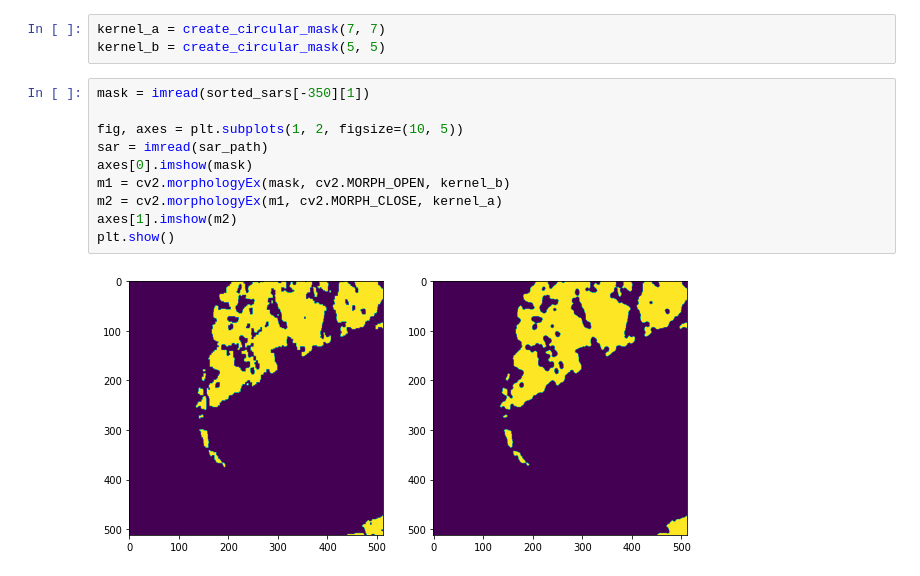
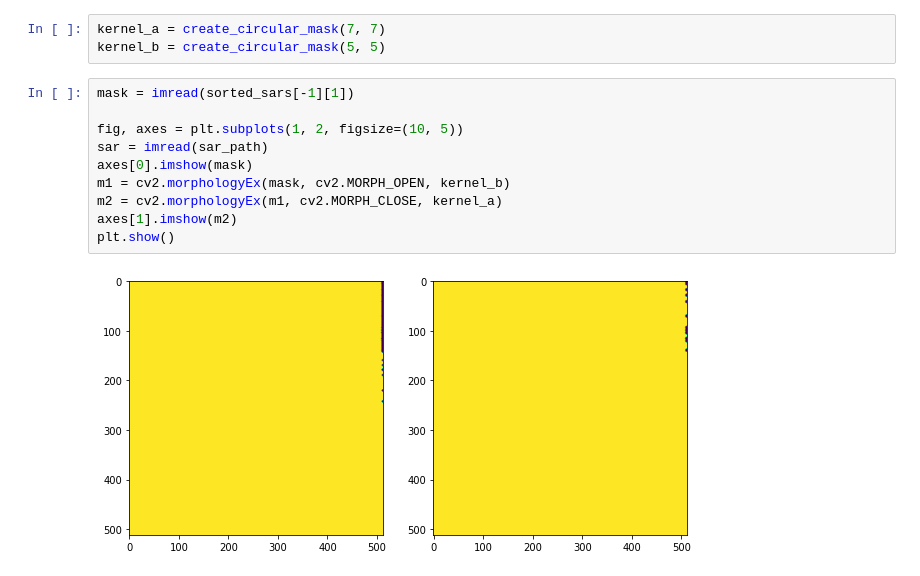
Before and after one commit to edornd/mmflood, a Jupyter notebook: notebooks/visualize.ipynb, the cells around one changed output. Drawn from its saved outputs; the diff is of its cells as text.

```diff
--- a/notebooks/visualize.ipynb
+++ b/notebooks/visualize.ipynb
@@ -111,14 +106,14 @@ def create_circular_mask(h, w, center=None, radius=None):
 kernel_a = create_circular_mask(7, 7)
 kernel_b = create_circular_mask(5, 5)
 # %%
-mask = imread(sorted_sars[-350][1])
+mask = imread(sorted_sars[-1][1])
 
 fig, axes = plt.subplots(1, 2, figsize=(10, 5))
 sar = imread(sar_path)
 axes[0].imshow(mask)
 m1 = cv2.morphologyEx(mask, cv2.MORPH_OPEN, kernel_b)
 m2 = cv2.morphologyEx(m1, cv2.MORPH_CLOSE, kernel_a)
 axes[1].imshow(m2)
 plt.show()
 # %% [output]
-[figure, old version]
+[figure, new version]
```
Also changed, not shown: parts of 4 cells of this notebook, 18 other files.
